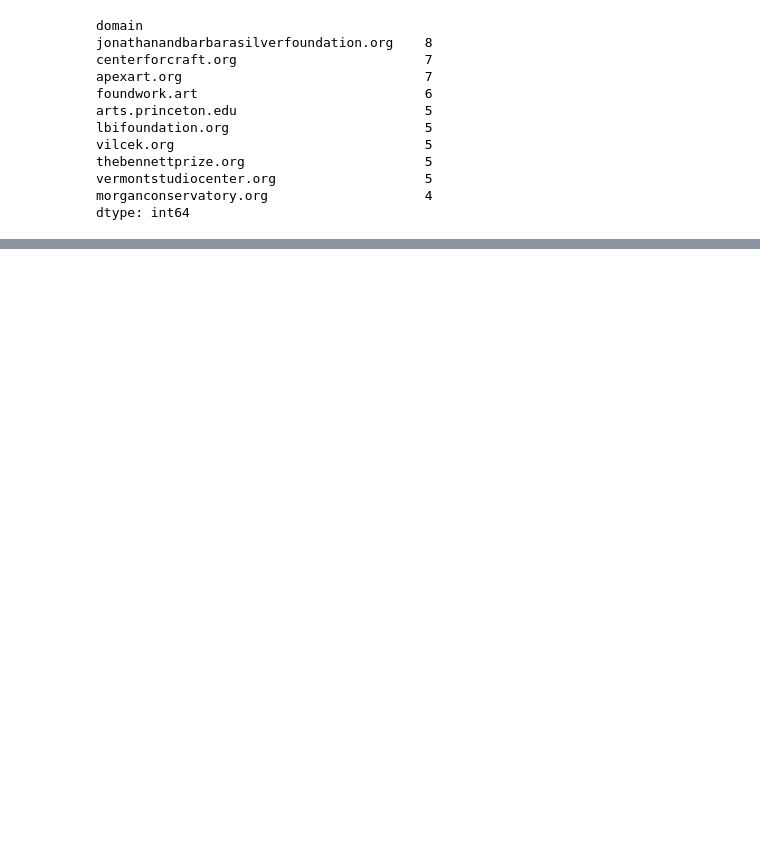
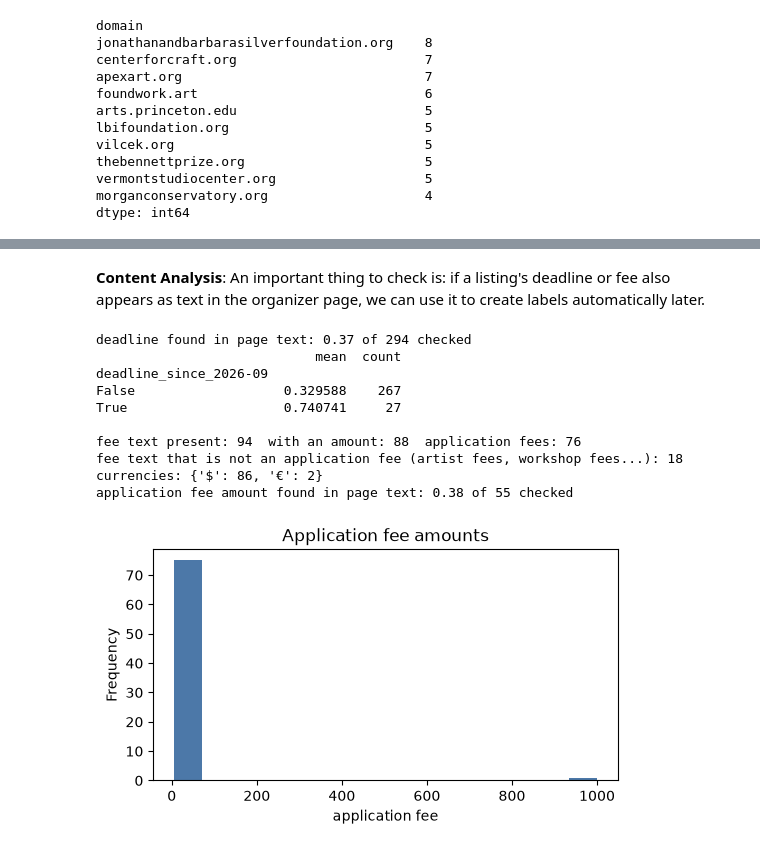
Before and after one commit to Erdos-Projects/fall-2026-artist-opportunity-finder, a Jupyter notebook: notebooks/EDA+Preprocessing.ipynb, the cells around one changed output, grey strips where cells are left out. Saved outputs shown, nothing was run; the diff lists cells and outputs as text; code cells hidden in the pictures; blank space fills up the shorter version.

```diff
--- a/notebooks/EDA+Preprocessing.ipynb
+++ b/notebooks/EDA+Preprocessing.ipynb
@@ -466,0 +683,16 @@ dtype: int64
+# %%
+## Noise
+
+allcols = df[["title", "description", "page_text"]].fillna("")
+noise = {
+    "non-breaking space": allcols.apply(lambda c: c.str.contains("\u00a0")).sum(),
+    "zero-width char": allcols.apply(lambda c: c.str.contains("[\u200b-\u200d\ufeff]")).sum(),
+    "curly quotes": allcols.apply(lambda c: c.str.contains("[\u2018\u2019\u201c\u201d]")).sum(),
+    "replacement char": allcols.apply(lambda c: c.str.contains("\ufffd")).sum(),
+}
+print(pd.DataFrame(noise).T.to_string())
+print("\ntitle > 140 chars:", int((df["title"].str.len() > 140).sum()), " empty description:", int((df["description"].str.len() == 0).sum()))
+print("\nunusable pages:")
+bad = pages[pages["problem"].notna()]
+for _, r in bad.head(8).iterrows():
+    print(f"  [{r['problem']}] {r['source_url'][:70]} | {ascii(r['raw_text'][:70]) if isinstance(r['raw_text'], str) else None}")
@@ -466,0 +722,2 @@ dtype: int64
+# %% [markdown]
+**Content Analysis**: An important thing to check is: if a listing's deadline or fee also appears as text in the organizer page, we can use it to create labels automatically later.
@@ -466,0 +746,58 @@ dtype: int64
+# %%
+_AMOUNT = re.compile(
+    r"(?P<cur>[$£€])\s?(?P<lo>\d[\d,]*(?:\.\d+)?)"
+    r"(?:\s*[-–—]\s*[$£€]?\s?(?P<hi>\d[\d,]*(?:\.\d+)?))?"
+)
+_APPLICATION_FEE = re.compile(r"\b(application|apply|entry|submission|submit)\b", re.I)
+
+
+def deadline_in_page(row):
+    if not (row["page_usable"] and pd.notna(row["deadline_iso"])): return np.nan
+    d = pd.Timestamp(row["deadline_iso"])
+    pat = rf"\b{d.strftime('%b')}[a-z]*\.?\s+0?{d.day}(?:st|nd|rd|th)?\b|\b0?{d.day}(?:st|nd|rd|th)?\s+(?:of\s+)?{d.strftime('%b')}"
+    return bool(re.search(pat, row["page_text"], re.I))
+
+df["deadline_in_page"] = df.apply(deadline_in_page, axis=1)
+print("deadline found in page text:", df["deadline_in_page"].dropna().mean().round(2), "of", int(df["deadline_in_page"].notna().sum()), "checked")
+
+# pages were fetched in Oct 2026, so a page for an old listing usually shows the next cycle's dates
+upcoming = df["deadline_dt"] >= pd.Timestamp("2026-09-01")
+print(df.groupby(upcoming.rename("deadline_since_2026-09"))["deadline_in_page"].agg(["mean", "count"]).round(2).to_string())
+
+fees = df["fees"].map(parse_fees).apply(pd.Series)
+df = df.join(fees)
+## if want to re-run this cell without errors then use:
+# fees = df["fees"].map(parse_fees).apply(pd.Series)
+# df = df.drop(columns=fees.columns, errors="ignore").join(fees)
+
+
+print("\nfee text present:", int(df["fee_mentioned"].sum()), " with an amount:", int(df["fee_min"].notna().sum()),
+      " application fees:", int(df["fee_is_application"].fillna(False).sum()))
+print("fee text that is not an application fee (artist fees, workshop fees...):",
+      int((df["fee_mentioned"] & ~df["fee_is_application"].fillna(False).astype(bool)).sum()))
+print("currencies:", df["fee_currency"].value_counts().to_dict())
+
+def fee_in_page(row):
+    if not (row["page_usable"] and row["fee_is_application"] and pd.notna(row["fee_min"])): return np.nan
+    amt = f"{int(row['fee_min']):,}"
+    return bool(re.search(rf"[$\u00a3\u20ac]\s?{amt}\b", row["page_text"]))
+df["fee_in_page"] = df.apply(fee_in_page, axis=1)
+print("application fee amount found in page text:", df["fee_in_page"].dropna().mean().round(2), "of", int(df["fee_in_page"].notna().sum()), "checked")
+
+fig, ax = plt.subplots(figsize=(6, 3))
+df.loc[df["fee_is_application"] == True, "fee_min"].plot.hist(bins=15, ax=ax, color="#4c78a8")
+ax.set_xlabel("application fee")
+ax.set_title("Application fee amounts")
+plt.show()
+# %% [output]
+deadline found in page text: 0.37 of 294 checked
+                            mean  count
+deadline_since_2026-09
+False                   0.329588    267
+True                    0.740741     27
+
+fee text present: 94  with an amount: 88  application fees: 76
+fee text that is not an application fee (artist fees, workshop fees...): 18
+currencies: {'$': 86, '€': 2}
+application fee amount found in page text: 0.38 of 55 checked
+[figure, added]
```
Also changed, not shown: parts of 24 cells of this notebook.
